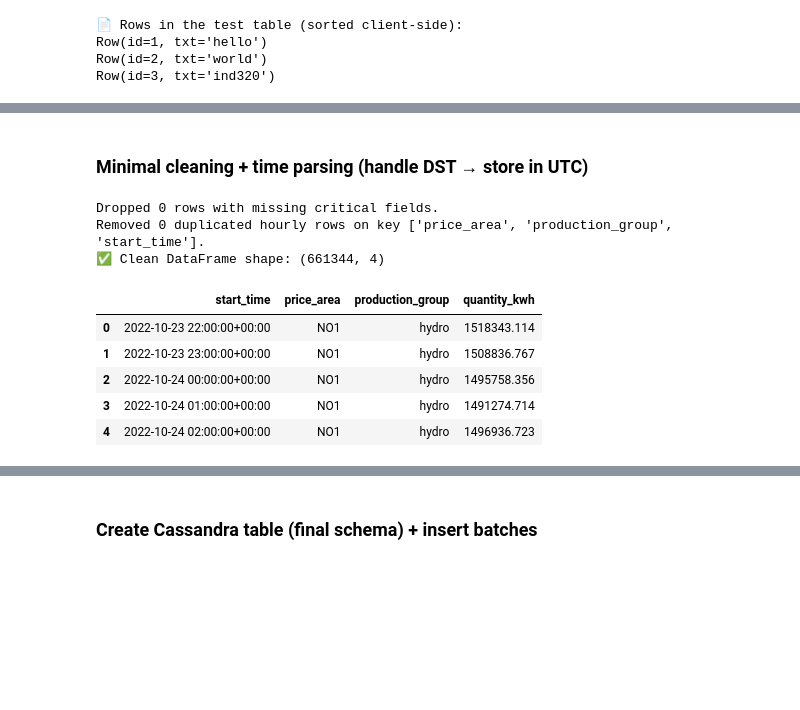
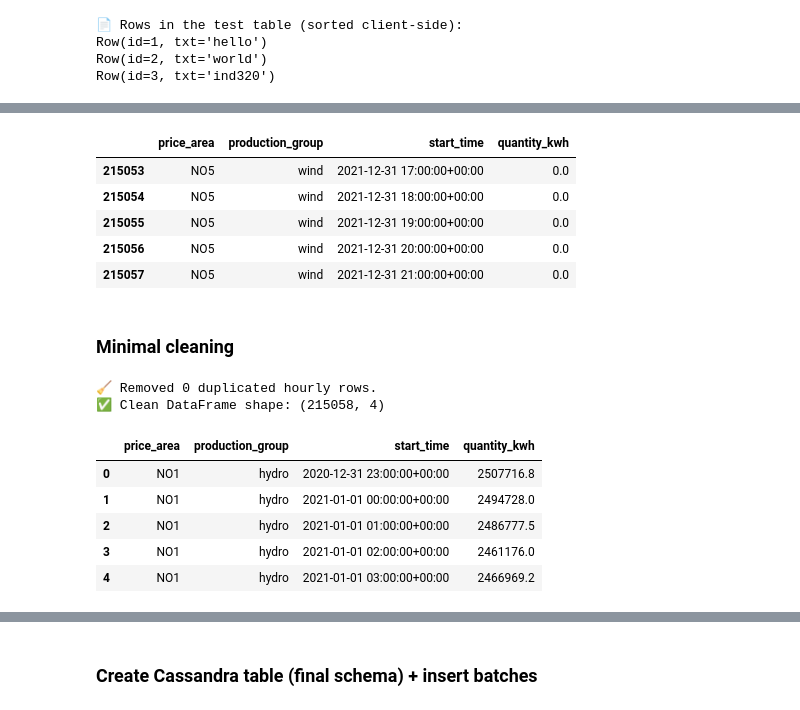
Before and after one commit to JulesSylMUAMBA/IND320_DataTo_Decision, a Jupyter notebook: notebook/IND320_part2.ipynb, the cells around one changed output, grey strips where cells are left out. Cells and saved outputs as stored; diff of their text form; code cells hidden in the pictures; blank space fills up the shorter version.

```diff
--- a/notebook/IND320_part2.ipynb
+++ b/notebook/IND320_part2.ipynb
@@ -546,51 +613,37 @@ df_raw.head()
+# %%
+df.tail()
+# %% [output]
+|  | price_area | production_group | start_time | quantity_kwh |
+| 215053 | NO5 | wind | 2021-12-31 17:00:00+00:00 | 0.0 |
+| 215054 | NO5 | wind | 2021-12-31 18:00:00+00:00 | 0.0 |
+| 215055 | NO5 | wind | 2021-12-31 19:00:00+00:00 | 0.0 |
+| 215056 | NO5 | wind | 2021-12-31 20:00:00+00:00 | 0.0 |
+| 215057 | NO5 | wind | 2021-12-31 21:00:00+00:00 | 0.0 |
 # %% [markdown]
-### Minimal cleaning + time parsing (handle DST → store in UTC)
+### Minimal cleaning
 # %%
-# --- Basic column rename to a consistent snake_case schema ---
-df = df_raw.rename(columns={
-    "START_TIME": "start_time",
-    "PRICE_AREA": "price_area",
-    "PRODUCTION_GROUP": "production_group",
-    "QUANTITY_KWH": "quantity_kwh"
-}).copy()
+# --- Light cleaning: types, missing values, duplicates ---
+df = df.dropna(subset=["start_time", "price_area", "production_group", "quantity_kwh"]).copy()
 
-# --- Strip whitespace just in case ---
-df["price_area"] = df["price_area"].str.strip()
-df["production_group"] = df["production_group"].str.strip()
+df["price_area"] = df["price_area"].astype("string").str.strip()
+df["production_group"] = df["production_group"].astype("string").str.strip()
+df["quantity_kwh"] = pd.to_numeric(df["quantity_kwh"], errors="coerce")
 
-# --- Parse ISO-8601 timestamps (they contain timezone offsets) to UTC ---
-# Note: errors='coerce' will produce NaT for bad rows; we'll drop those later.
-df["start_time"] = pd.to_datetime(df["start_time"], utc=True, errors="coerce")
-
-# --- Basic integrity checks ---
 n_before = len(df)
-df = df.dropna(subset=["start_time", "price_area", "production_group", "quantity_kwh"])
-n_after = len(df)
-print(f"Dropped {n_before - n_after} rows with missing critical fields.")
-
-# --- Ensure proper dtypes ---
-df["price_area"] = df["price_area"].astype("string")
-df["production_group"] = df["production_group"].astype("string")
-df["quantity_kwh"] = df["quantity_kwh"].astype("float64")
-
-# --- Optional: remove obvious duplicates if any (same key/hour) ---
-dedup_cols = ["price_area", "production_group", "start_time"]
-n_before = len(df)
-df = df.drop_duplicates(subset=dedup_cols, keep="last")
-print(f"Removed {n_before - len(df)} duplicated hourly rows on key {dedup_cols}.")
+df = df.drop_duplicates(subset=["price_area", "production_group", "start_time"], keep="last")
+print(f"🧹 Removed {n_before - len(df)} duplicated hourly rows.")
 
 print("✅ Clean DataFrame shape:", df.shape)
 df.head()
 # %% [output]
-Dropped 0 rows with missing critical fields.
-Removed 0 duplicated hourly rows on key ['price_area', 'production_group', 'start_time'].
-✅ Clean DataFrame shape: (661344, 4)
+🧹 Removed 0 duplicated hourly rows.
+✅ Clean DataFrame shape: (215058, 4)
-|  | start_time | price_area | production_group | quantity_kwh |
-| 0 | 2022-10-23 22:00:00+00:00 | NO1 | hydro | 1518343.114 |
-| 1 | 2022-10-23 23:00:00+00:00 | NO1 | hydro | 1508836.767 |
-| 2 | 2022-10-24 00:00:00+00:00 | NO1 | hydro | 1495758.356 |
-| 3 | 2022-10-24 01:00:00+00:00 | NO1 | hydro | 1491274.714 |
-| 4 | 2022-10-24 02:00:00+00:00 | NO1 | hydro | 1496936.723 |
+|  | price_area | production_group | start_time | quantity_kwh |
+| 0 | NO1 | hydro | 2020-12-31 23:00:00+00:00 | 2507716.8 |
+| 1 | NO1 | hydro | 2021-01-01 00:00:00+00:00 | 2494728.0 |
+| 2 | NO1 | hydro | 2021-01-01 01:00:00+00:00 | 2486777.5 |
+| 3 | NO1 | hydro | 2021-01-01 02:00:00+00:00 | 2461176.0 |
+| 4 | NO1 | hydro | 2021-01-01 03:00:00+00:00 | 2466969.2 |
 # %%
 # --- Quick sanity stats for documentation/log ---
 print("Price areas:", sorted(df["price_area"].dropna().unique().tolist()))
```
Also changed, not shown: parts of 14 cells of this notebook, 3 other files.
